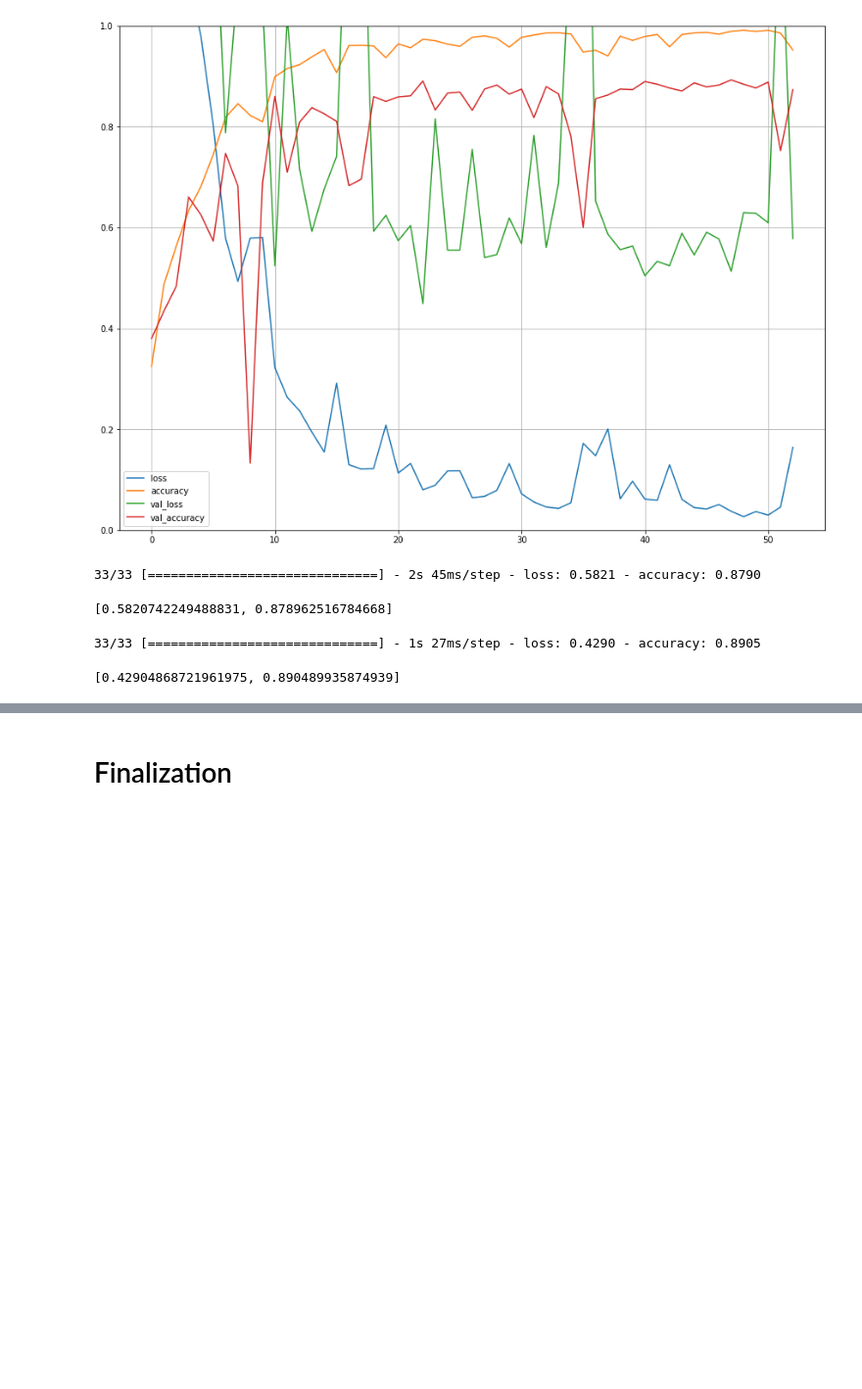
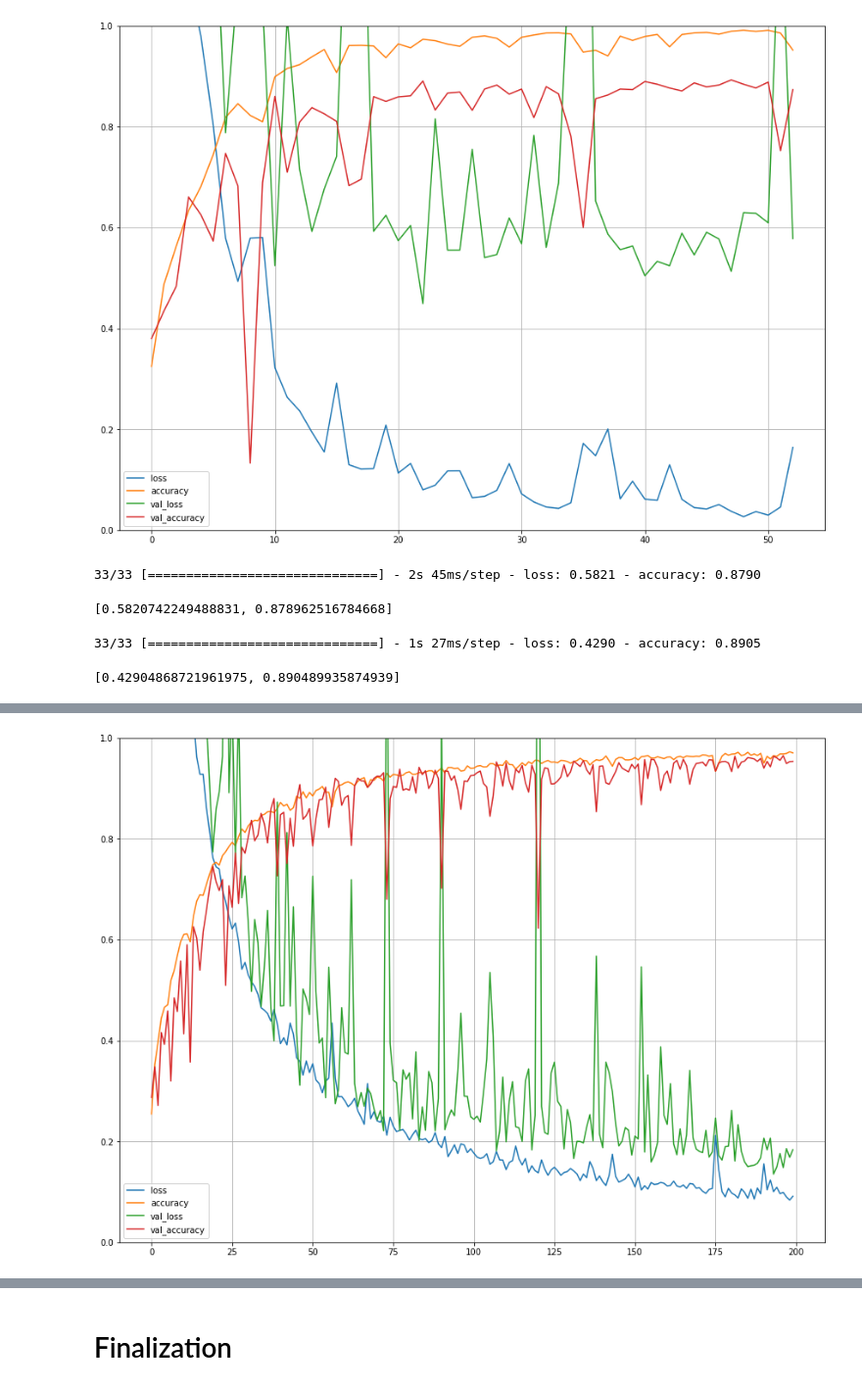
Before and after one commit to EthioAI/Paddy-Disease-Classification, a Jupyter notebook: main.ipynb, the cells around one changed output, grey strips where cells are left out. Shown at 98% size. Drawn from its saved outputs; the diff is of its cells as text; code cells hidden in the pictures; blank space fills up the shorter version.

Commit message:
finished augmentation on model 2

```diff
--- a/main.ipynb
+++ b/main.ipynb
@@ -260,0 +279,16 @@ attrs.clear_session()
+# %%
+datagen.fit(X_train_total)
+# %%
+model_2_aug = keras.models.clone_model(model_2)
+# %%
+checkpoint_cb = keras.callbacks.ModelCheckpoint("models/model_2_aug_best.h5", save_best_only=True)
+tensorboard_cb = keras.callbacks.TensorBoard(get_run_logdir("model_2_aug"))
+earlystopping_cb = keras.callbacks.EarlyStopping(patience=30)
+
+model_2_aug.compile(optimizer="adam", loss="sparse_categorical_crossentropy", metrics=["accuracy"])
+# %%
+history = model_2_aug.fit(datagen.flow(X_train_total, y_train_total, batch_size=24, subset='training'),
+                        epochs=200,
+                        batch_size=24,
+                        validation_data=datagen.flow(X_train_total, y_train_total, batch_size=8, subset='validation'),
+                        callbacks=[checkpoint_cb, tensorboard_cb, earlystopping_cb])
@@ -260,0 +313,7 @@ attrs.clear_session()
+# %%
+pd.DataFrame(history.history).plot(figsize=(15, 11))
+plt.grid(True)
+plt.gca().set_ylim(0, 1)
+plt.show()
+# %% [output]
+[figure, added]
```
Also changed, not shown: parts of 10 cells of this notebook, 1 other file.
